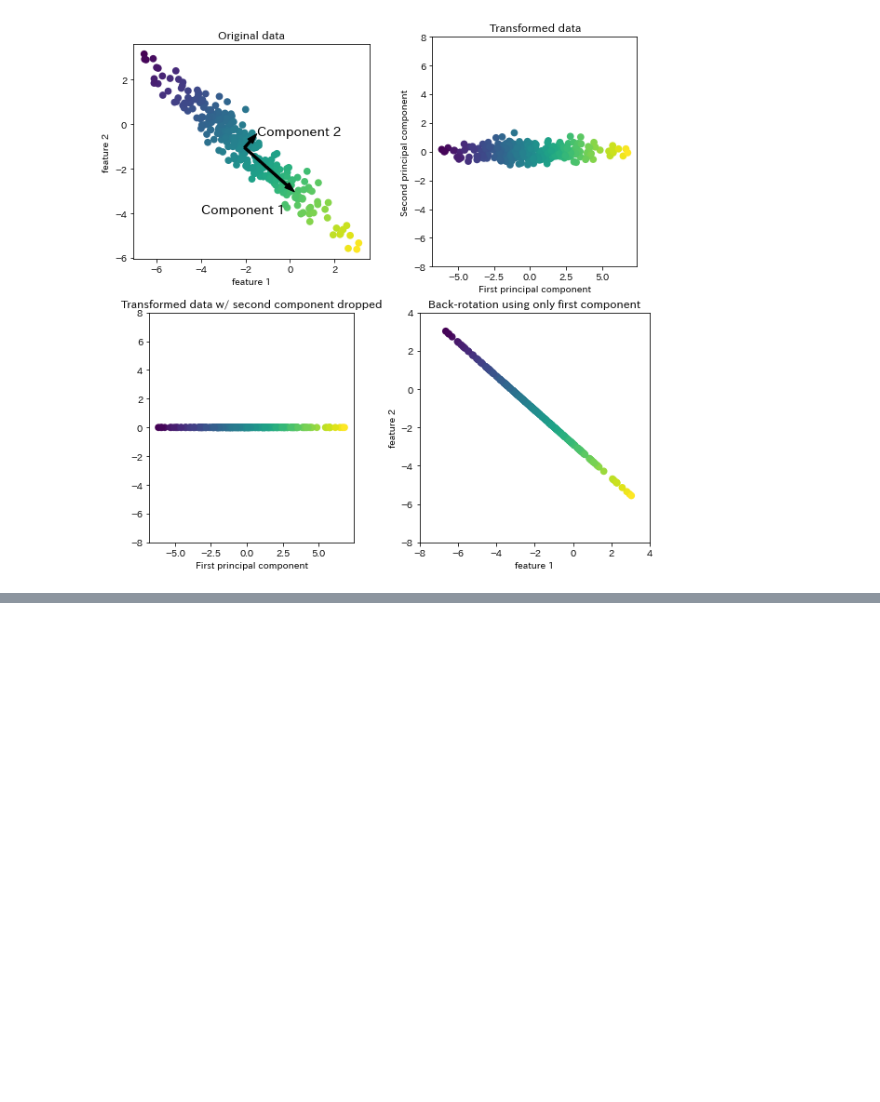
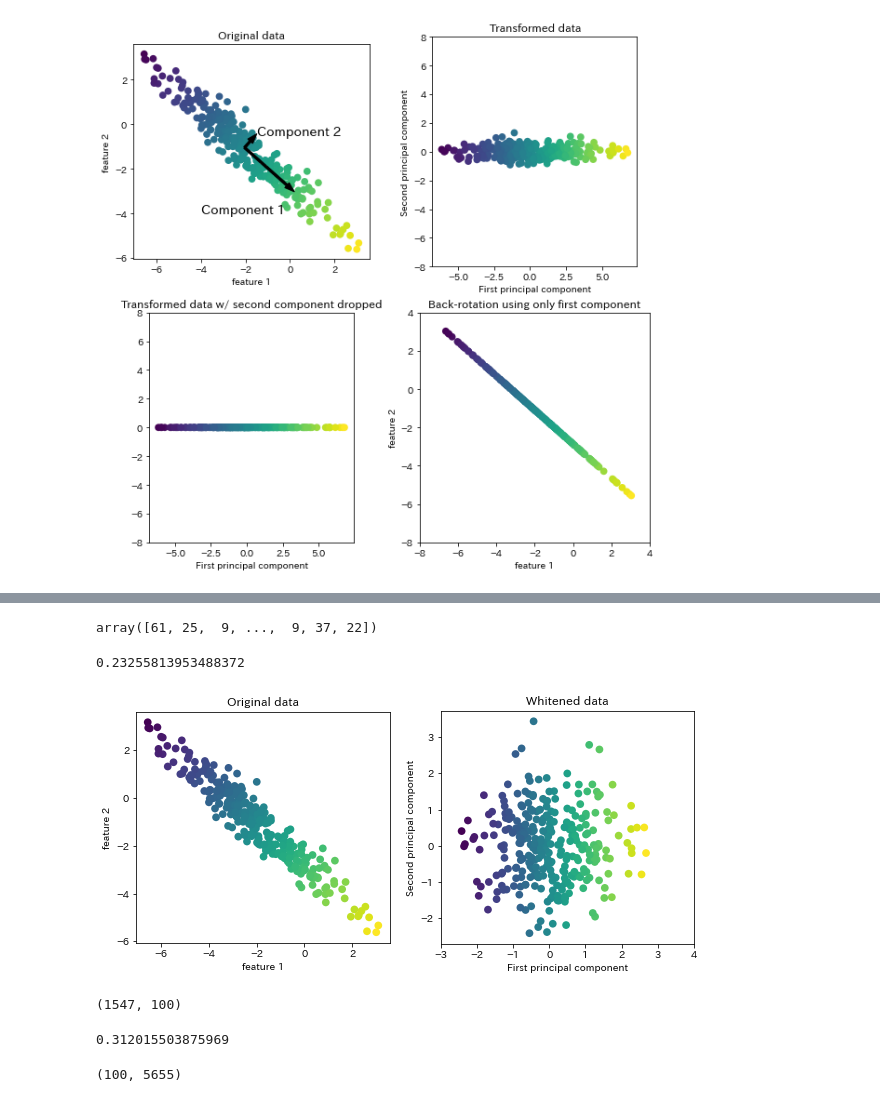
Before and after one commit to yuito118/introduction_to_ml_with_python, a Jupyter notebook: chapter-3.ipynb, the cells around one changed output, grey strips where cells are left out. Drawn from its saved outputs; the diff is of its cells as text; code cells hidden in the pictures; blank space fills up the shorter version.

```diff
--- a/chapter-3.ipynb
+++ b/chapter-3.ipynb
@@ -155,0 +289,41 @@ mglearn.plots.plot_pca_illustration()
+# %%
+mask = np.zeros(people.target.shape, dtype=bool)
+for target in np.unique(people.target):
+    mask[np.where(people.target == target)[0][:50]] = 1
+
+X_people = people.data[mask]
+y_people = people.target[mask]
+
+X_people = X_people / 255
+# %% [output]
+array([61, 25,  9, ...,  9, 37, 22])
+# %%
+from sklearn.neighbors import KNeighborsClassifier
+X_train,X_test,y_train,y_test = train_test_split(
+X_people,y_people,stratify=y_people,random_state=0)
+knn = KNeighborsClassifier(n_neighbors=1)
+knn.fit(X_train,y_train)
+knn.score(X_test,y_test)
+# %% [output]
+0.23255813953488372
+# %%
+mglearn.plots.plot_pca_whitening()
+# %% [output]
+[figure, added]
+# %%
+pca = PCA(n_components=100,whiten=True,random_state=0).fit(X_train)
+X_train_pca = pca.transform(X_train)
+X_test_pca = pca.transform(X_test)
+X_train_pca.shape
+# %% [output]
+(1547, 100)
+# %%
+knn = KNeighborsClassifier(n_neighbors=1)
+knn.fit(X_train_pca,y_train)
+print(knn.score(X_test_pca,y_test))
+# %% [output]
+0.312015503875969
+# %%
+pca.components_.shape
+# %% [output]
+(100, 5655)
```
Also changed, not shown: parts of 19 cells of this notebook, 1 other file.
